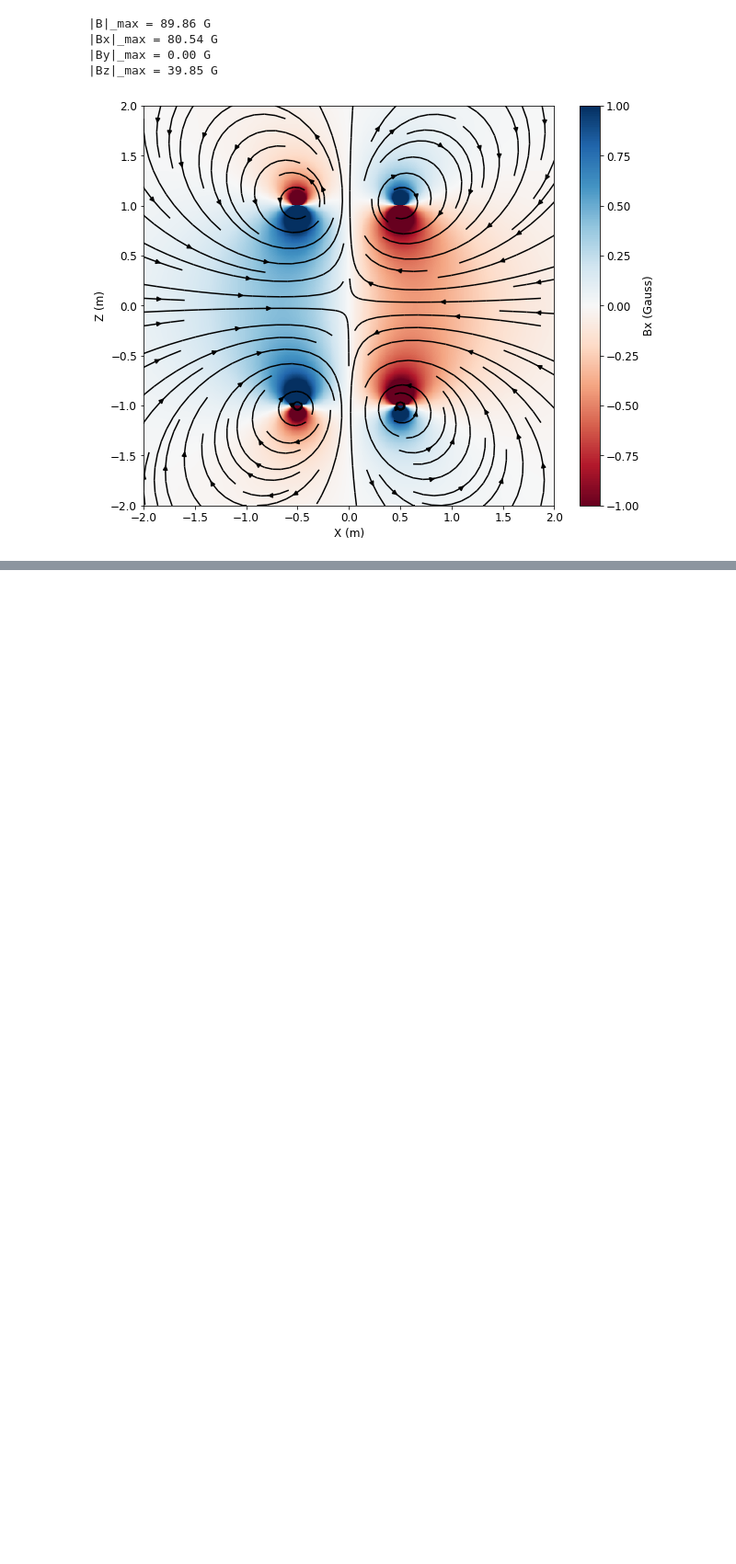
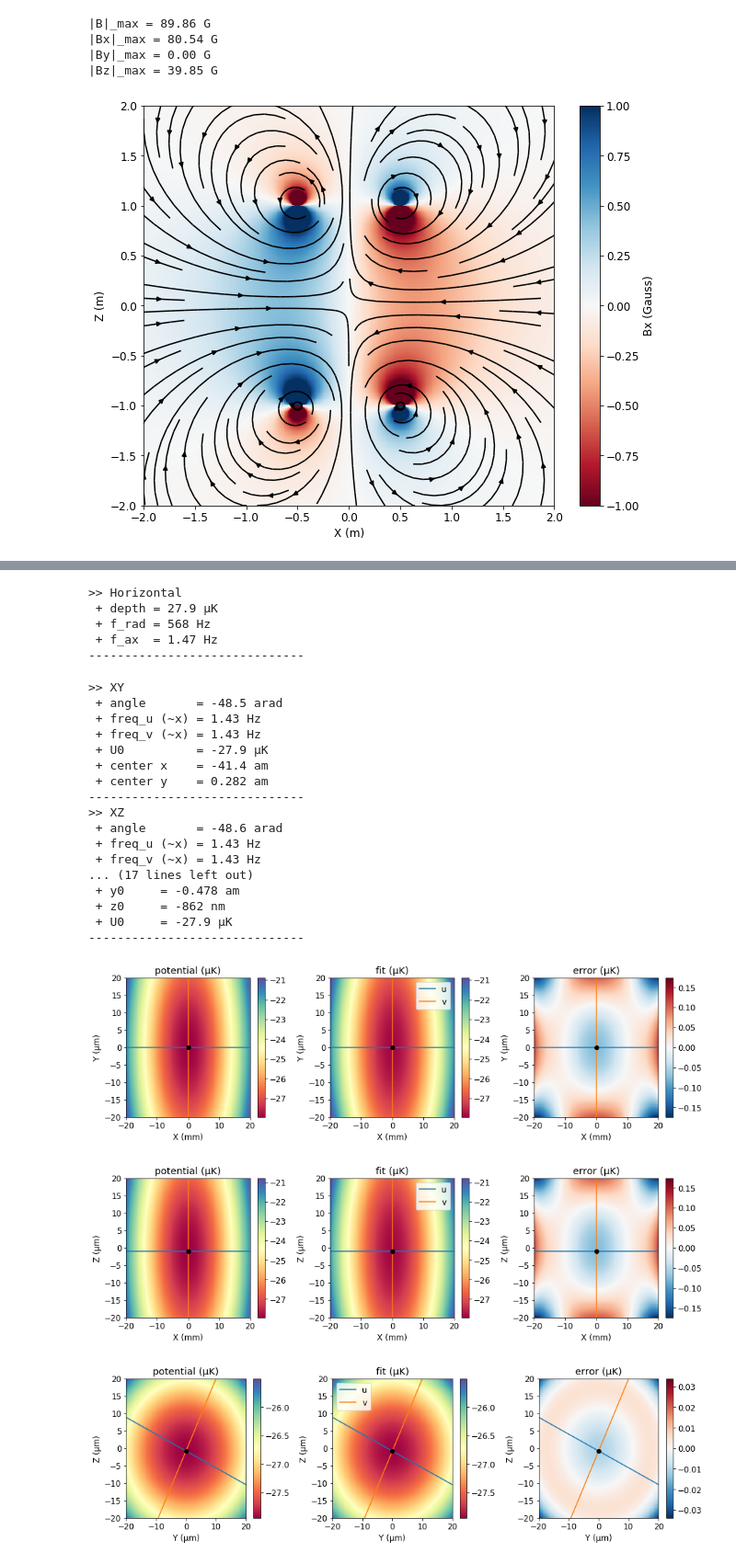
Before and after one commit to adareau/odt-calc, a Jupyter notebook: odtcalc_examples.ipynb, the cells around one changed output, grey strips where cells are left out. Shown at 92% size. Saved outputs shown, nothing was run; the diff lists cells and outputs as text; code cells hidden in the pictures; blank space fills up the shorter version.

```diff
--- a/odtcalc_examples.ipynb
+++ b/odtcalc_examples.ipynb
@@ -455,0 +498,36 @@ plt.show()
+# %%
+# -- compute expected properties
+results = odt.compute_theoretical_properties()
+# %% [output]
+>> Horizontal
+ + depth = 27.9 µK
+ + f_rad = 568 Hz
+ + f_ax  = 1.47 Hz
+------------------------------
+# %%
+# -- fit to find frequency
+results = odt.analyze_freq(spatial_range=(20e-3, 20e-6, 20e-6),
+                           plot_result=True,
+                           figsize=(13,4),
+                           only_print_mean=False)
+# %% [output]
+>> XY
+ + angle       = -48.5 arad
+ + freq_u (~x) = 1.43 Hz
+ + freq_v (~x) = 1.43 Hz
+ + U0          = -27.9 µK
+ + center x    = -41.4 am
+ + center y    = 0.282 am
+------------------------------
+>> XZ
+ + angle       = -48.6 arad
+ + freq_u (~x) = 1.43 Hz
+ + freq_v (~x) = 1.43 Hz
+... (17 lines left out)
+ + y0     = -0.478 am
+ + z0     = -862 nm
+ + U0     = -27.9 µK
+------------------------------
+[figure, added]
+[figure, added]
+[figure, added]
```
Also changed, not shown: parts of 17 cells of this notebook.
